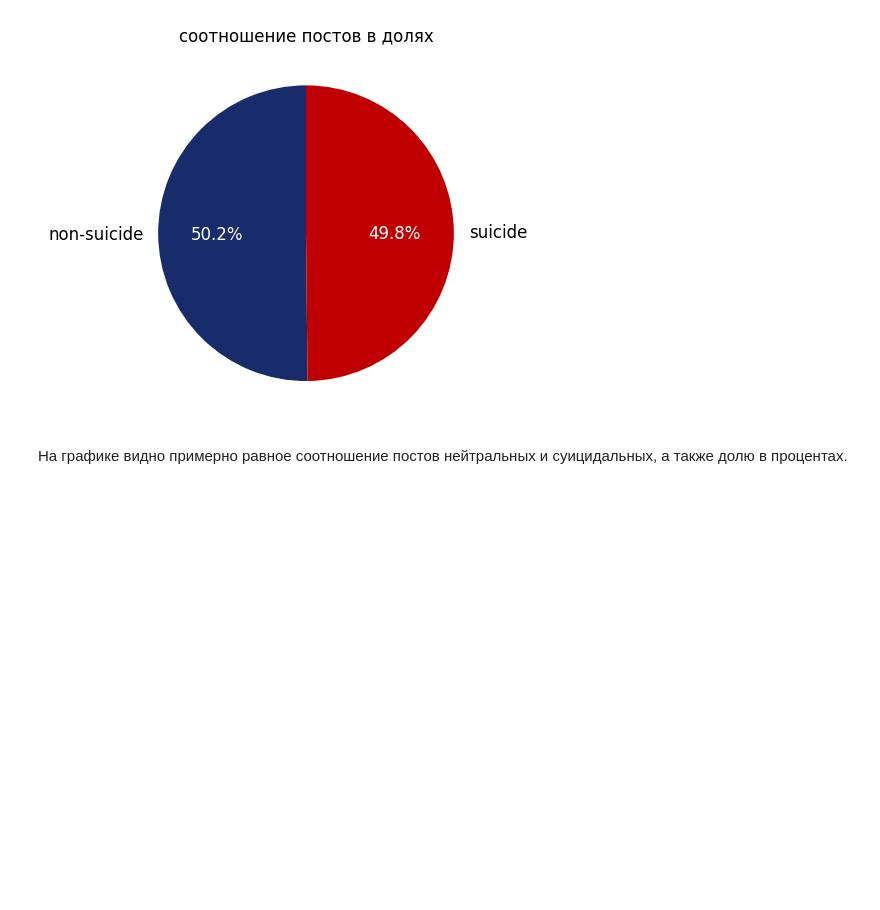
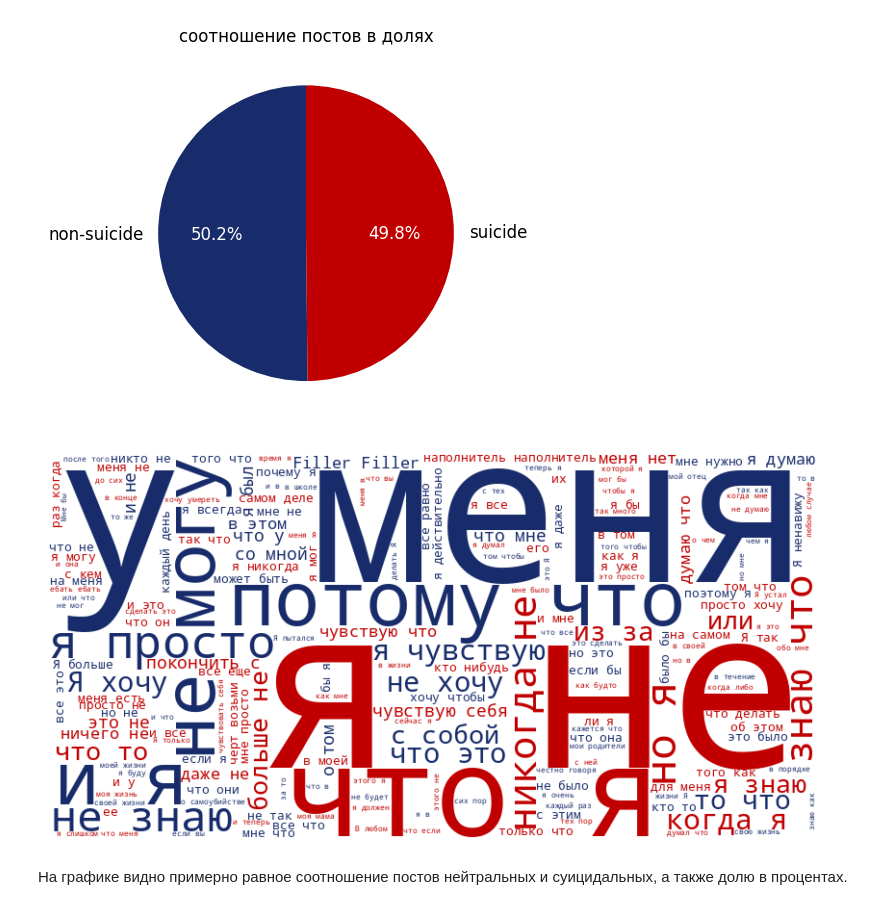
Before and after one commit to NatalieGo/MFTI_hackathon_1, a Jupyter notebook: dataset_analysis_ru.ipynb, the cells around one changed output. Cells and saved outputs as stored; diff of their text form; code cells hidden in the pictures; blank space fills up the shorter version.

```diff
--- a/dataset_analysis_ru.ipynb
+++ b/dataset_analysis_ru.ipynb
@@ -7,9 +12,10 @@
 import numpy as np
 import pandas as pd
 import matplotlib.pyplot as plt
+from wordcloud import WordCloud
 import seaborn as sns
 from IPython.display import display, HTML
-data2 = pd.read_json('/content/dataset_unclean_ru.zip', compression='zip')
+data2 = pd.read_json('/content/drive/MyDrive/Colab/hackathon/dataset_unclean_ru.zip', compression='zip')
 display(data2.head())
 display(data2.info())
 # %% [output]
@@ -63,6 +69,29 @@ for i, pct_text in enumerate(plt.gca().texts):
         pct_text.set_color('white')
 # %% [output]
 [figure]
+# %%
+from wordcloud import WordCloud, STOPWORDS
+
+text_data = ' '.join(data2['post'].astype(str))
+#custom_stopwords = set(STOPWORDS)
+#custom_stopwords.update(['у', 'меня', 'что'])
+
+# Определяем кастомную цветовую функцию
+def color_func(word, font_size, position, orientation, **kwargs):
+    colors = ['#182C6B', '#C00000']
+    return colors[np.random.randint(0, len(colors))]
+
+# Создание облака слов
+wordcloud = WordCloud(width=800, height=400, background_color='white',
+                      stopwords=STOPWORDS, color_func=color_func).generate(text_data)
+
+# Показать облако слов
+plt.figure(figsize=(10, 5))
+plt.imshow(wordcloud, interpolation='bilinear')
+plt.axis('off')  # Отключить оси
+plt.show()
+# %% [output]
+[figure, added]
 # %% [markdown]
 На графике видно примерно равное соотношение постов нейтральных и суицидальных, а также долю в процентах.
 # %%
```
Also changed, not shown: parts of 1 cell of this notebook.
